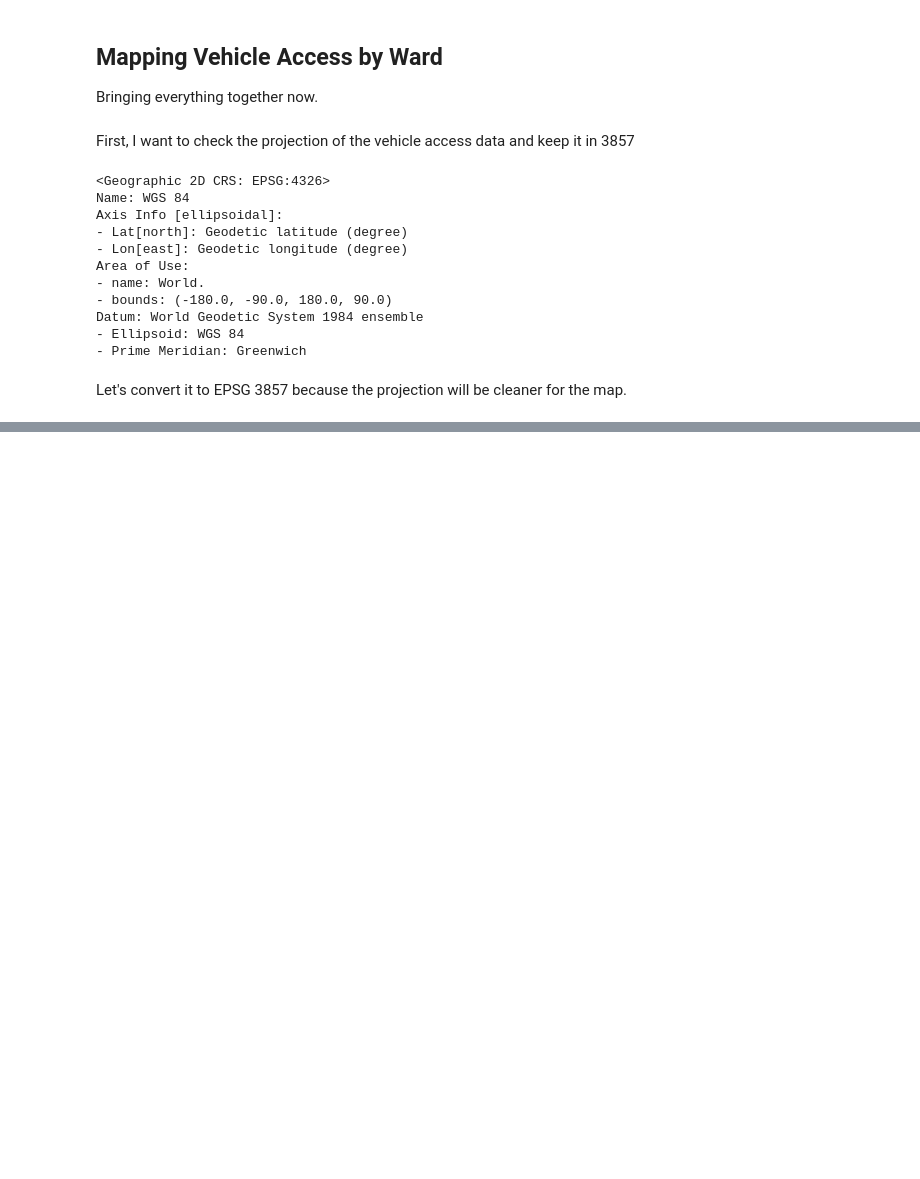
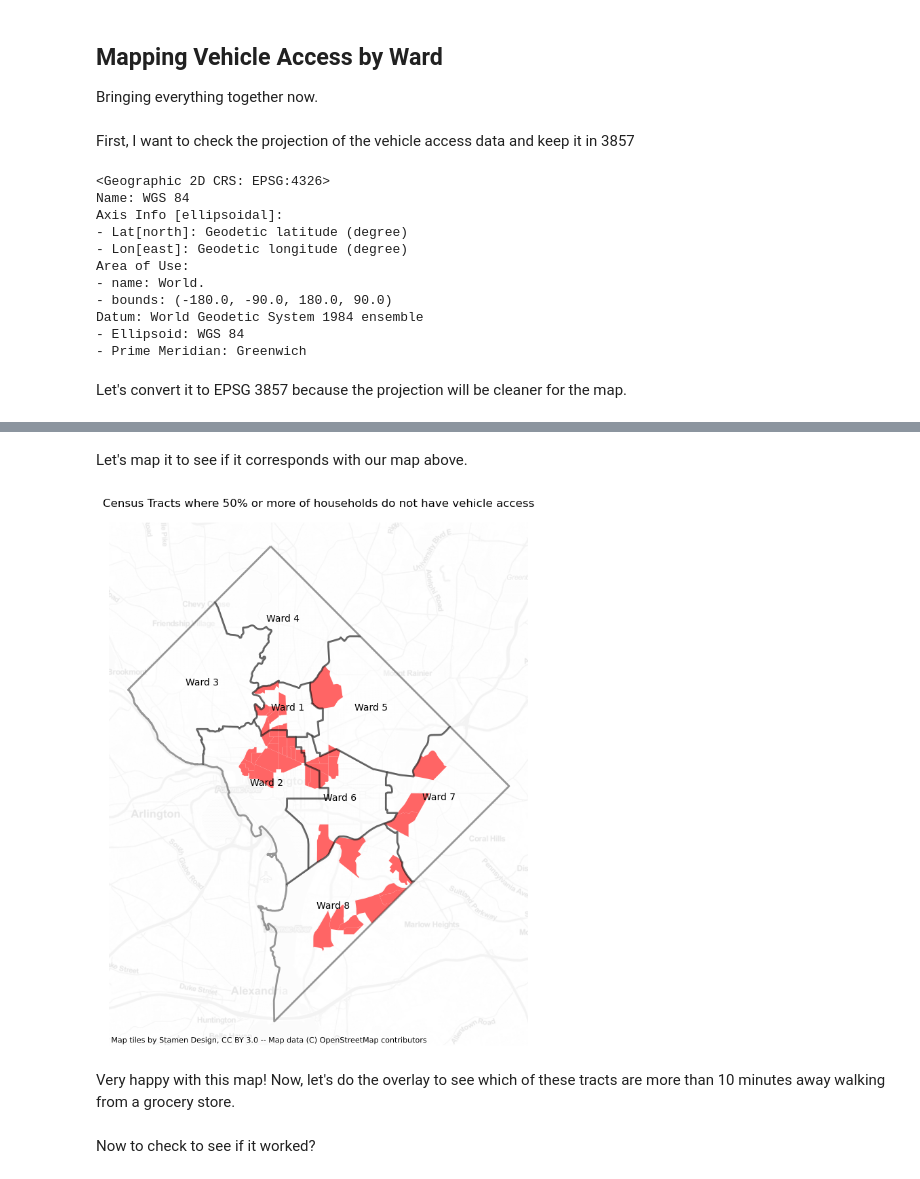
Before and after one commit to rseiberg/food_access_dc, a Jupyter notebook: Group Assignments/Final Project/vehicle_access_clean.ipynb, the cells around one changed output, grey strips where cells are left out. Saved outputs shown, nothing was run; the diff lists cells and outputs as text; code cells hidden in the pictures; blank space fills up the shorter version.

```diff
--- a/Group Assignments/Final Project/vehicle_access_clean.ipynb
+++ b/Group Assignments/Final Project/vehicle_access_clean.ipynb
@@ -455,0 +632,2 @@ ctx.add_basemap(ax=ax,
+# %%
+vehicle_50=tracts_vehicle_new[(tracts_vehicle_new['No Vehicle Available']>49.99)]
@@ -455,0 +655,33 @@ ctx.add_basemap(ax=ax,
+# %% [markdown]
+Let's map it to see if it corresponds with our map above.
+# %%
+fig, ax = plt.subplots(figsize=(10,10))
+
+vehicle_50.plot(figsize=(12,10),
+                        legend=True,
+                        color='red',
+                        ax=ax,
+                        legend_kwds={'loc':'upper left','bbox_to_anchor':(1,.9)},
+                        scheme='equal_interval', alpha=1.0)
+
+wards_trimmed.plot(ax=ax,
+                   color='white',
+                   edgecolor='black',
+                   linewidth=2,
+                   alpha=0.4)
+
+wards_trimmed.apply(lambda x: ax.annotate(text=x['NAME'], xy=x.geometry.centroid.coords[0], ha='center'), axis=1);
+
+ax.axis('off')
+
+ax.set_title('Census Tracts where 50% or more of households do not have vehicle access')
+
+ctx.add_basemap(ax=ax,
+                crs=3857,
+                source=ctx.providers.Stamen.TonerLite,
+                alpha=0.1 # add transparency to make it less dominant
+                )
+# %% [output]
+[figure, added]
+# %% [markdown]
+Very happy with this map! Now, let's do the overlay to see which of these tracts are more than 10 minutes away walking from a grocery store.
@@ -455,0 +690,2 @@ ctx.add_basemap(ax=ax,
+# %% [markdown]
+Now to check to see if it worked?
```
Also changed, not shown: parts of 78 cells of this notebook, 8 other files.
